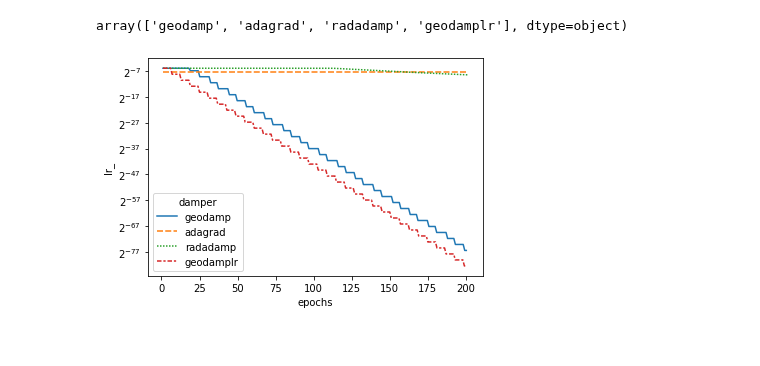
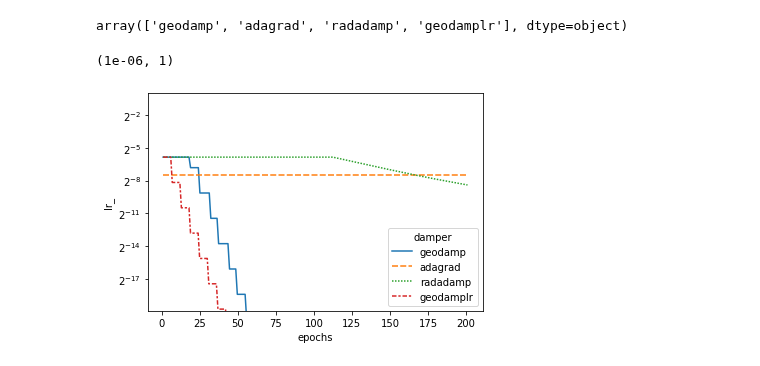
Before and after one commit to stsievert/adadamp-experiments, a Jupyter notebook: exp-fashion-mnist/Viz.ipynb, the cells around one changed output. Saved outputs shown, nothing was run; the diff lists cells and outputs as text; code cells hidden in the pictures.

```diff
--- a/exp-fashion-mnist/Viz.ipynb
+++ b/exp-fashion-mnist/Viz.ipynb
@@ -6,7 +6,7 @@ import seaborn as sns
 import matplotlib.pyplot as plt
 # %%
 train_dir = Path("_data/2021-05-13-v2")
-train_dfs = list(train_dir.glob("*test.csv.zip"))
+train_dfs = list(train_dir.glob("*train.csv.zip"))
 print(train_dfs)
 out_dfs = []
 for k, train_df in enumerate(train_dfs):
@@ -86,6 +92,8 @@ array(['geodamp', 'adagrad', 'radadamp', 'geodamplr'], dtype=object)
 # %%
 ax = sns.lineplot(x="epochs", y="lr_", hue="damper", data=df, ci=None, style="damper")
 ax.set_yscale("log", basey=2)
+ax.set_ylim(1e-6, 1)
 # %% [output]
+(1e-06, 1)
-[figure, old version]
+[figure, new version]
 # %%
```
Also changed, not shown: parts of 10 cells of this notebook, 1 other file.
